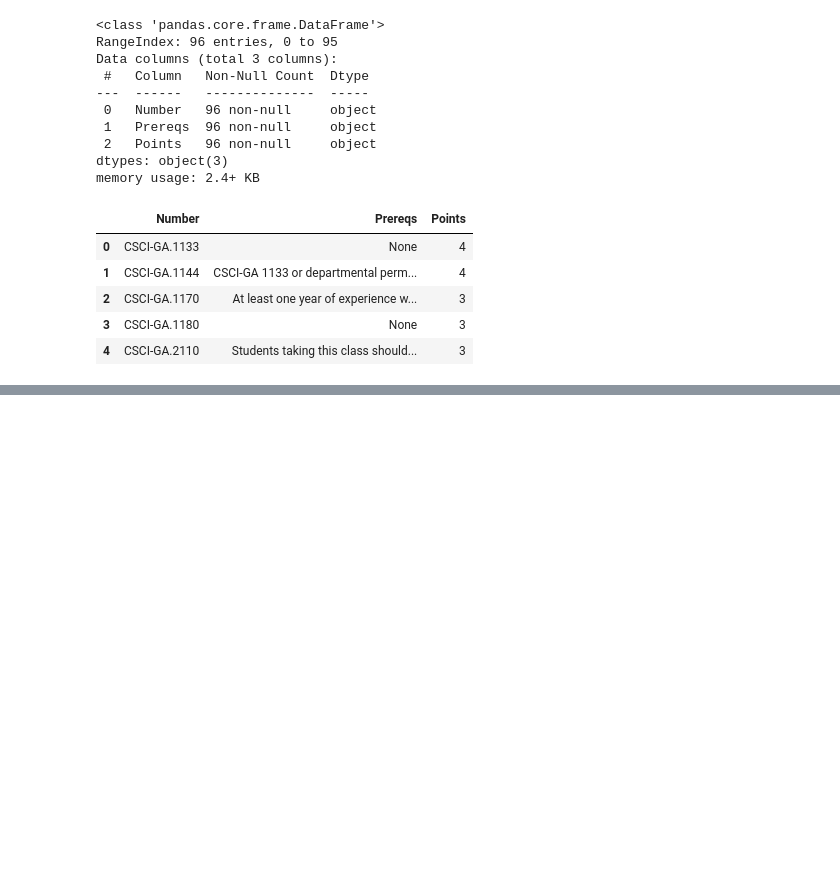
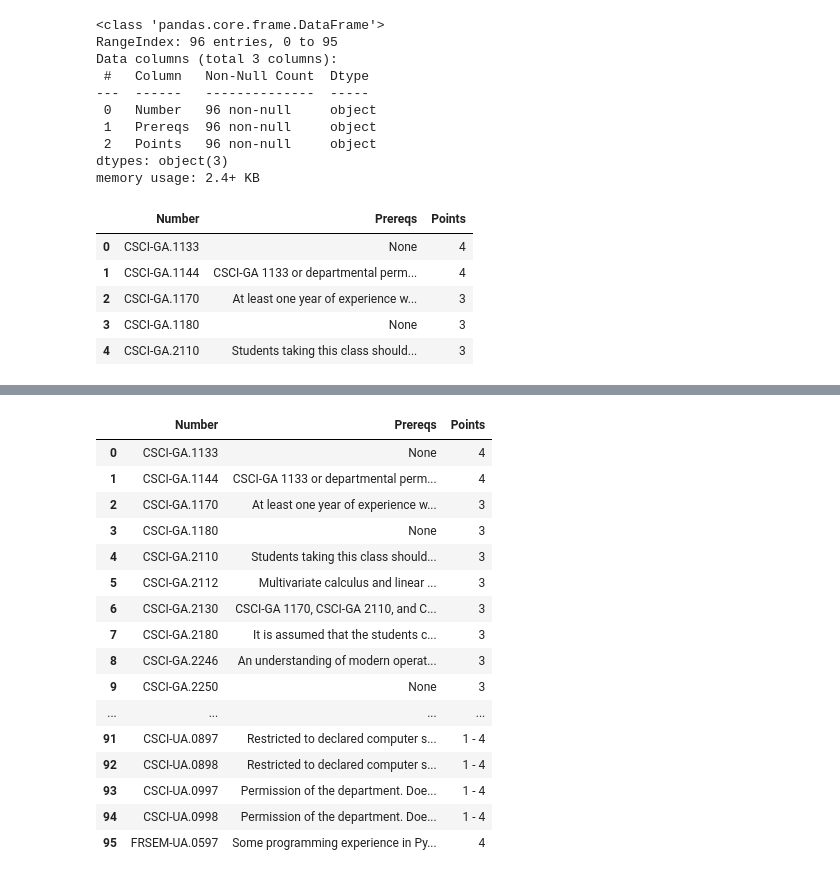
Before and after one commit to yanggezheng/Data-from-the-Web-Combining-Data, a Jupyter notebook: courses.ipynb, the cells around one changed output, grey strips where cells are left out. Cells and saved outputs as stored; diff of their text form; code cells hidden in the pictures; blank space fills up the shorter version.

```diff
--- a/courses.ipynb
+++ b/courses.ipynb
@@ -325,0 +352,2 @@ df2
+# %%
+pd.set_option('display.max_rows', 200)
@@ -325,0 +374,20 @@ df2
+# %%
+df1
+# %% [output]
+|  | Number | Prereqs | Points |
+| 0 | CSCI-GA.1133 | None | 4 |
+| 1 | CSCI-GA.1144 | CSCI-GA 1133 or departmental perm... | 4 |
+| 2 | CSCI-GA.1170 | At least one year of experience w... | 3 |
+| 3 | CSCI-GA.1180 | None | 3 |
+| 4 | CSCI-GA.2110 | Students taking this class should... | 3 |
+| 5 | CSCI-GA.2112 | Multivariate calculus and linear ... | 3 |
+| 6 | CSCI-GA.2130 | CSCI-GA 1170, CSCI-GA 2110, and C... | 3 |
+| 7 | CSCI-GA.2180 | It is assumed that the students c... | 3 |
+| 8 | CSCI-GA.2246 | An understanding of modern operat... | 3 |
+| 9 | CSCI-GA.2250 | None | 3 |
+| ... | ... | ... | ... |
+| 91 | CSCI-UA.0897 | Restricted to declared computer s... | 1 - 4 |
+| 92 | CSCI-UA.0898 | Restricted to declared computer s... | 1 - 4 |
+| 93 | CSCI-UA.0997 | Permission of the department. Doe... | 1 - 4 |
+| 94 | CSCI-UA.0998 | Permission of the department. Doe... | 1 - 4 |
+| 95 | FRSEM-UA.0597 | Some programming experience in Py... | 4 |
```
Also changed, not shown: parts of 12 cells of this notebook.
